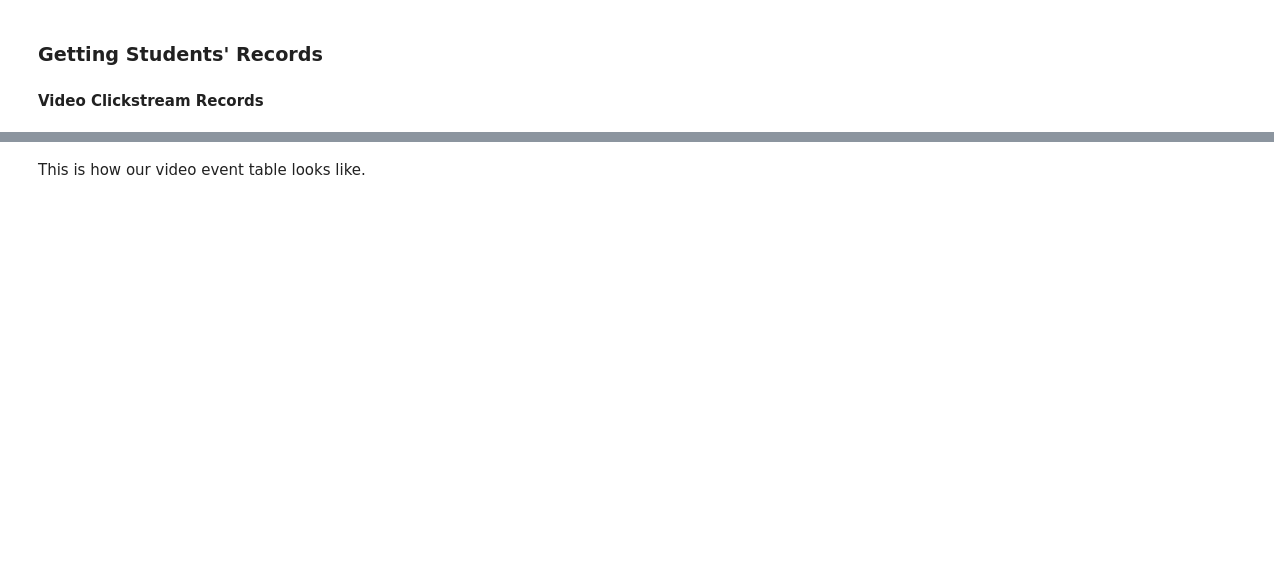
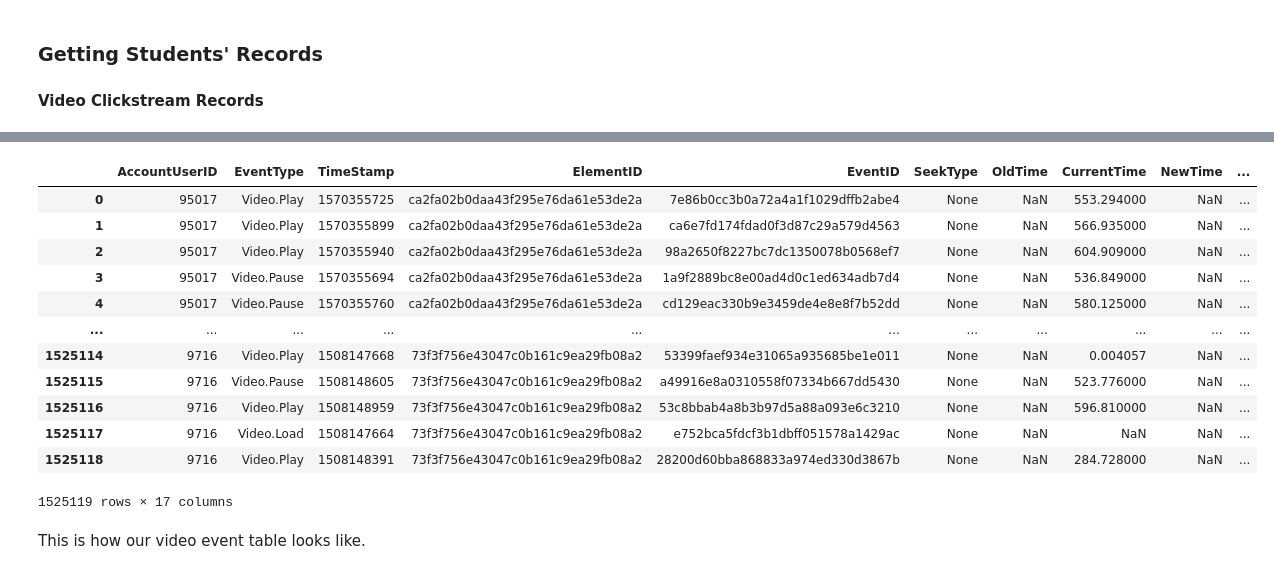
Before and after one commit to epfl-ml4ed/flipped-classroom, a Jupyter notebook: notebooks/early_warning_baselines.ipynb, the cells around one changed output, grey strips where cells are left out. Cells and saved outputs as stored; diff of their text form; code cells hidden in the pictures; blank space fills up the shorter version.

```diff
--- a/notebooks/early_warning_baselines.ipynb
+++ b/notebooks/early_warning_baselines.ipynb
@@ -101,3 +123,19 @@ user_data.head()
+# %%
+all_video_data
+# %% [output]
+|  | AccountUserID | EventType | TimeStamp | ElementID | EventID | SeekType | OldTime | CurrentTime | NewTime | ... |
+| 0 | 95017 | Video.Play | 1570355725 | ca2fa02b0daa43f295e76da61e53de2a | 7e86b0cc3b0a72a4a1f1029dffb2abe4 | None | NaN | 553.294000 | NaN | ... |
+| 1 | 95017 | Video.Play | 1570355899 | ca2fa02b0daa43f295e76da61e53de2a | ca6e7fd174fdad0f3d87c29a579d4563 | None | NaN | 566.935000 | NaN | ... |
+| 2 | 95017 | Video.Play | 1570355940 | ca2fa02b0daa43f295e76da61e53de2a | 98a2650f8227bc7dc1350078b0568ef7 | None | NaN | 604.909000 | NaN | ... |
+| 3 | 95017 | Video.Pause | 1570355694 | ca2fa02b0daa43f295e76da61e53de2a | 1a9f2889bc8e00ad4d0c1ed634adb7d4 | None | NaN | 536.849000 | NaN | ... |
+| 4 | 95017 | Video.Pause | 1570355760 | ca2fa02b0daa43f295e76da61e53de2a | cd129eac330b9e3459de4e8e8f7b52dd | None | NaN | 580.125000 | NaN | ... |
+| ... | ... | ... | ... | ... | ... | ... | ... | ... | ... | ... |
+| 1525114 | 9716 | Video.Play | 1508147668 | 73f3f756e43047c0b161c9ea29fb08a2 | 53399faef934e31065a935685be1e011 | None | NaN | 0.004057 | NaN | ... |
+| 1525115 | 9716 | Video.Pause | 1508148605 | 73f3f756e43047c0b161c9ea29fb08a2 | a49916e8a0310558f07334b667dd5430 | None | NaN | 523.776000 | NaN | ... |
+| 1525116 | 9716 | Video.Play | 1508148959 | 73f3f756e43047c0b161c9ea29fb08a2 | 53c8bbab4a8b3b97d5a88a093e6c3210 | None | NaN | 596.810000 | NaN | ... |
+| 1525117 | 9716 | Video.Load | 1508147664 | 73f3f756e43047c0b161c9ea29fb08a2 | e752bca5fdcf3b1dbff051578a1429ac | None | NaN | NaN | NaN | ... |
+| 1525118 | 9716 | Video.Play | 1508148391 | 73f3f756e43047c0b161c9ea29fb08a2 | 28200d60bba868833a974ed330d3867b | None | NaN | 284.728000 | NaN | ... |
+1525119 rows × 17 columns
 # %%
 video_data = video_data[video_data['Round'].isin(rounds)]
 # %% [markdown]
```
Also changed, not shown: parts of 28 cells of this notebook, 6 other files.
